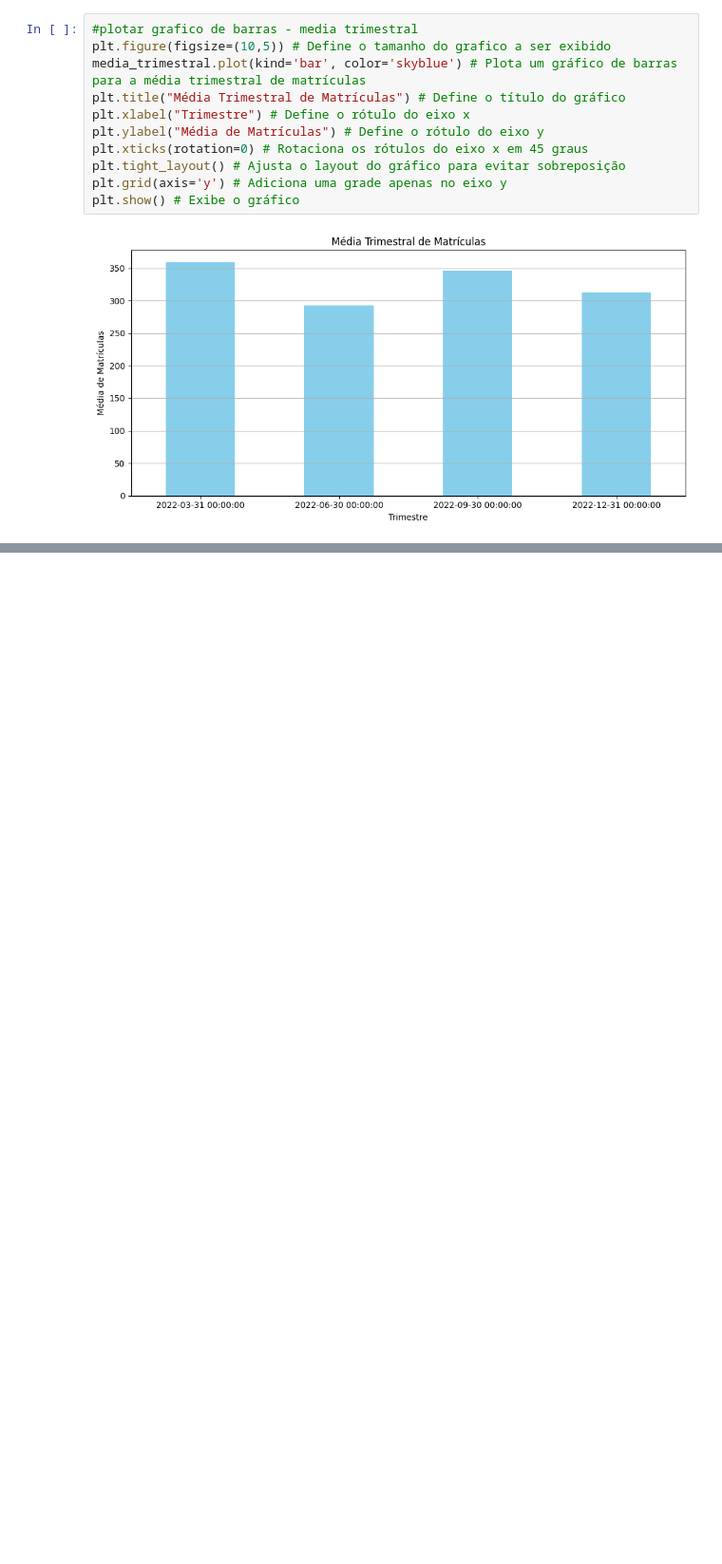
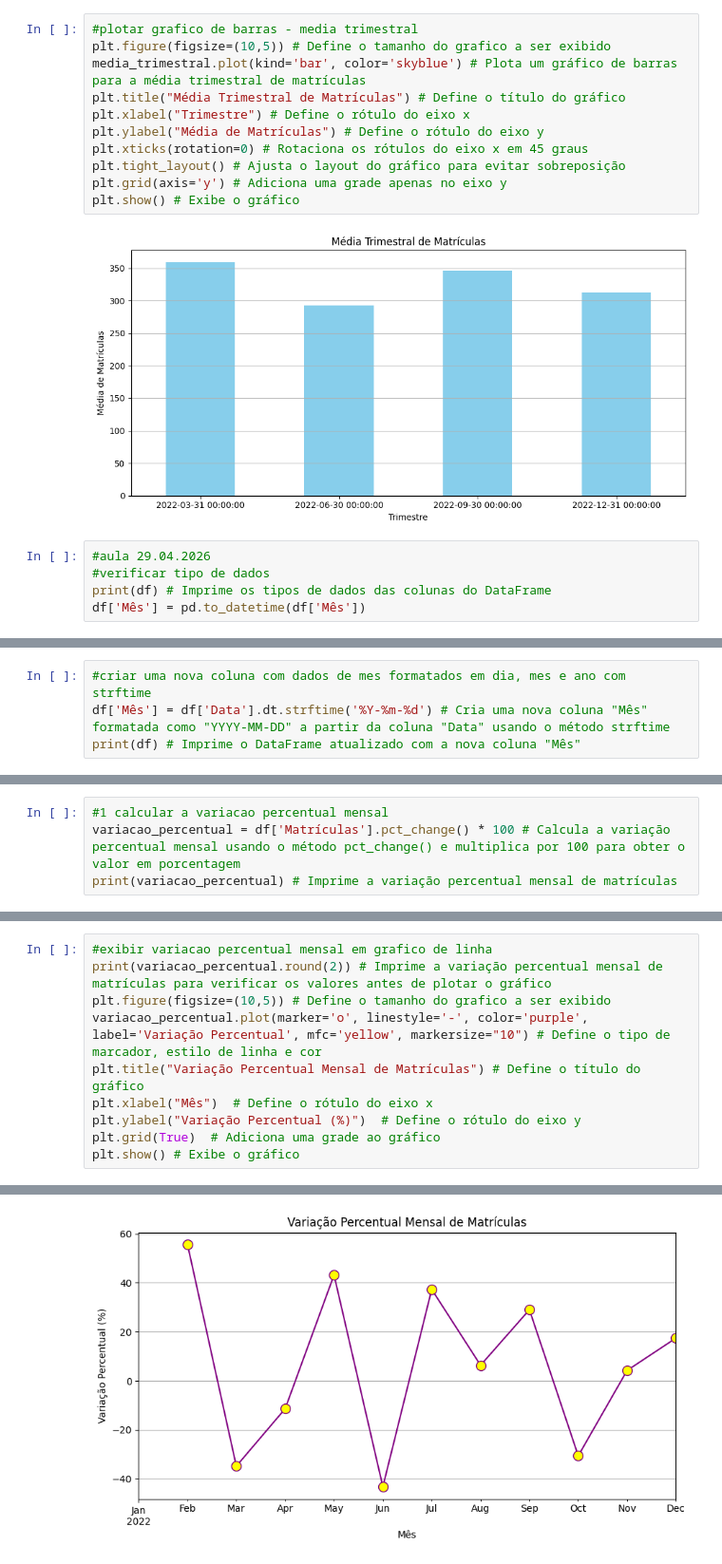
Before and after one commit to dosanjosbarbara/rep.estrutura-dados, a Jupyter notebook: aula 51 - analise de dados/analisedados.ipynb, the cells around one changed output, grey strips where cells are left out. Shown at 95% size. Cells and saved outputs as stored; diff of their text form; blank space fills up the shorter version.

Commit message:
aula 29.04.2026

```diff
--- a/aula 51 - analise de dados/analisedados.ipynb
+++ b/aula 51 - analise de dados/analisedados.ipynb
@@ -114,3 +158,8 @@ plt.grid(axis='y') # Adiciona uma grade apenas no eixo y
 plt.show() # Exibe o gráfico
 # %% [output]
 [figure]
+# %%
+#aula 29.04.2026
+#verificar tipo de dados
+print(df) # Imprime os tipos de dados das colunas do DataFrame
+df['Mês'] = pd.to_datetime(df['Mês'])
@@ -116,0 +182,4 @@ plt.show() # Exibe o gráfico
+# %%
+#criar uma nova coluna com dados de mes formatados em dia, mes e ano com strftime
+df['Mês'] = df['Data'].dt.strftime('%Y-%m-%d') # Cria uma nova coluna "Mês" formatada como "YYYY-MM-DD" a partir da coluna "Data" usando o método strftime
+print(df) # Imprime o DataFrame atualizado com a nova coluna "Mês"
@@ -116,0 +194,4 @@ plt.show() # Exibe o gráfico
+# %%
+#1 calcular a variacao percentual mensal
+variacao_percentual = df['Matrículas'].pct_change() * 100 # Calcula a variação percentual mensal usando o método pct_change() e multiplica por 100 para obter o valor em porcentagem
+print(variacao_percentual) # Imprime a variação percentual mensal de matrículas
@@ -116,0 +213,11 @@ plt.show() # Exibe o gráfico
+# %%
+#exibir variacao percentual mensal em grafico de linha
+print(variacao_percentual.round(2)) # Imprime a variação percentual mensal de matrículas para verificar os valores antes de plotar o gráfico
+plt.figure(figsize=(10,5)) # Define o tamanho do grafico a ser exibido
+variacao_percentual.plot(marker='o', linestyle='-', color='purple', label='Variação Percentual', mfc='yellow', markersize="10") # Define o tipo de marcador, estilo de linha e cor
+plt.title("Variação Percentual Mensal de Matrículas") # Define o título do gráfico
+plt.xlabel("Mês")  # Define o rótulo do eixo x
+plt.ylabel("Variação Percentual (%)")  # Define o rótulo do eixo y
+plt.grid(True)  # Adiciona uma grade ao gráfico
+plt.show() # Exibe o gráfico
+# %% [output]
@@ -116,0 +238 @@ plt.show() # Exibe o gráfico
+[figure, added]
```
Also changed, not shown: parts of 12 cells of this notebook.
